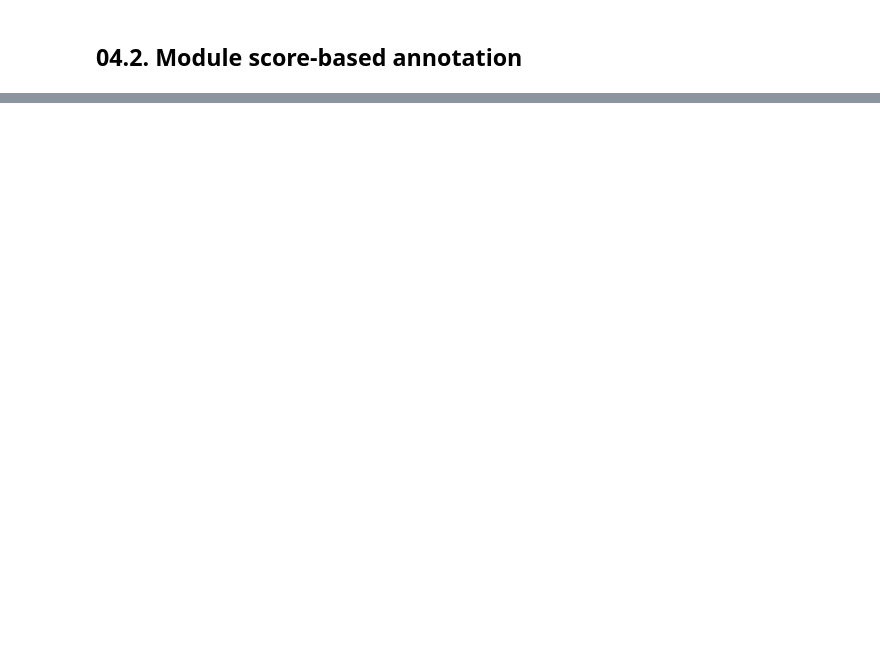
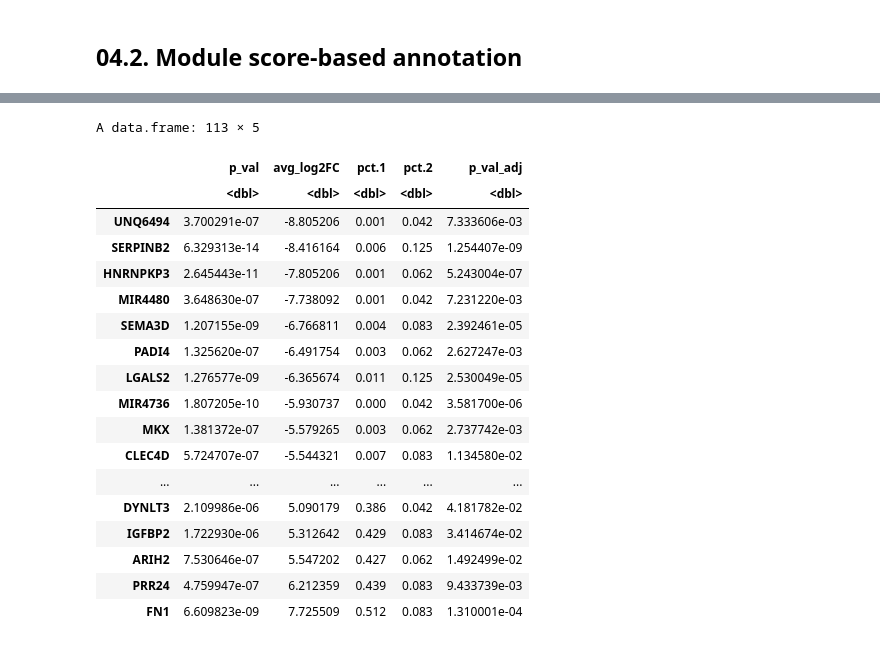
Before and after one commit to GenomicsUA/2025Q1-DAAD-sc-spatial, a Jupyter notebook: Module_2/S12/04_cell_annotation_without_clustering.ipynb, the cells around one changed output, grey strips where cells are left out. Saved outputs shown, nothing was run; the diff lists cells and outputs as text; code cells hidden in the pictures; blank space fills up the shorter version.

```diff
--- a/Module_2/S12/04_cell_annotation_without_clustering.ipynb
+++ b/Module_2/S12/04_cell_annotation_without_clustering.ipynb
@@ -47,0 +127,24 @@ DoHeatmap(subset(seurat_obj, downsample = 30), features = top5_celltypes$gene, g
+# %%
+markers_astrocytes <- FindMarkers(seurat_obj, ident.1 = "Tumor_Astrocytes_Fibrous", ident.2 = "Periphery_Astrocytes_Fibrous")
+# %%
+markers_astrocytes %>% filter(abs(avg_log2FC) > 0.5, p_val_adj < 0.05) %>% arrange(avg_log2FC)
+# %% [output]
+A data.frame: 113 × 5
+|  | p_val | avg_log2FC | pct.1 | pct.2 | p_val_adj |
+|  | <dbl> | <dbl> | <dbl> | <dbl> | <dbl> |
+| UNQ6494 | 3.700291e-07 | -8.805206 | 0.001 | 0.042 | 7.333606e-03 |
+| SERPINB2 | 6.329313e-14 | -8.416164 | 0.006 | 0.125 | 1.254407e-09 |
+| HNRNPKP3 | 2.645443e-11 | -7.805206 | 0.001 | 0.062 | 5.243004e-07 |
+| MIR4480 | 3.648630e-07 | -7.738092 | 0.001 | 0.042 | 7.231220e-03 |
+| SEMA3D | 1.207155e-09 | -6.766811 | 0.004 | 0.083 | 2.392461e-05 |
+| PADI4 | 1.325620e-07 | -6.491754 | 0.003 | 0.062 | 2.627247e-03 |
+| LGALS2 | 1.276577e-09 | -6.365674 | 0.011 | 0.125 | 2.530049e-05 |
+| MIR4736 | 1.807205e-10 | -5.930737 | 0.000 | 0.042 | 3.581700e-06 |
+| MKX | 1.381372e-07 | -5.579265 | 0.003 | 0.062 | 2.737742e-03 |
+| CLEC4D | 5.724707e-07 | -5.544321 | 0.007 | 0.083 | 1.134580e-02 |
+| ... | ... | ... | ... | ... | ... |
+| DYNLT3 | 2.109986e-06 | 5.090179 | 0.386 | 0.042 | 4.181782e-02 |
+| IGFBP2 | 1.722930e-06 | 5.312642 | 0.429 | 0.083 | 3.414674e-02 |
+| ARIH2 | 7.530646e-07 | 5.547202 | 0.427 | 0.062 | 1.492499e-02 |
+| PRR24 | 4.759947e-07 | 6.212359 | 0.439 | 0.083 | 9.433739e-03 |
+| FN1 | 6.609823e-09 | 7.725509 | 0.512 | 0.083 | 1.310001e-04 |
```
Also changed, not shown: parts of 7 cells of this notebook, 5 other files.
